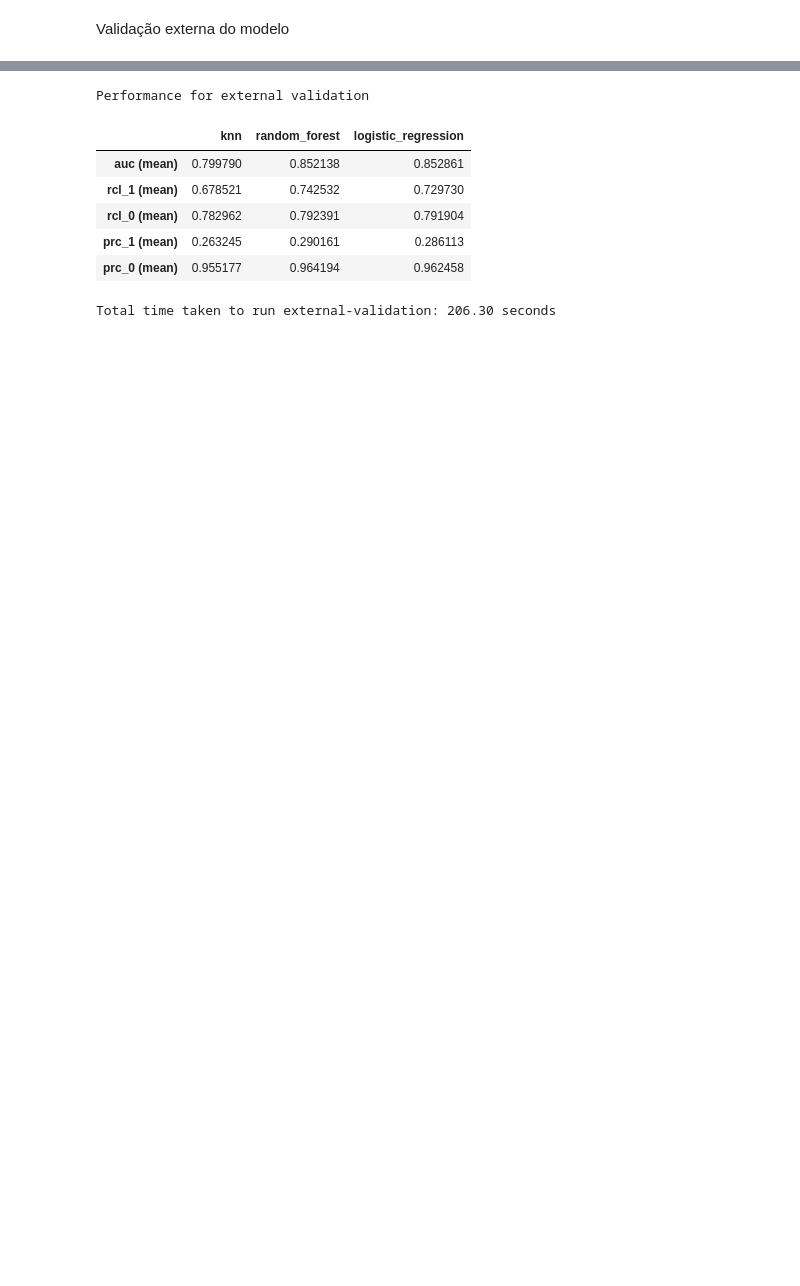
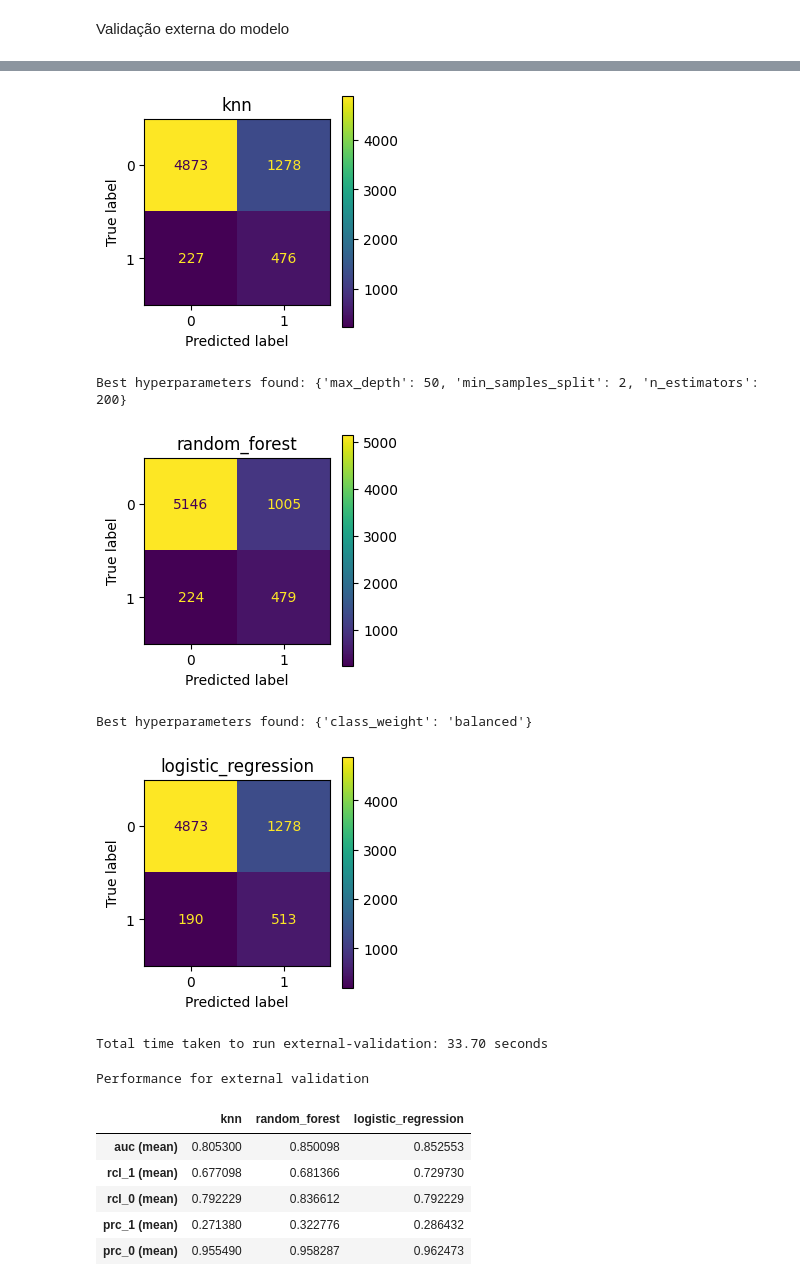
Before and after one commit to arturrur/mc853, a Jupyter notebook: funções.ipynb, the cells around one changed output, grey strips where cells are left out. Drawn from its saved outputs; the diff is of its cells as text; code cells hidden in the pictures; blank space fills up the shorter version.

```diff
--- a/funções.ipynb
+++ b/funções.ipynb
@@ -339,13 +339,10 @@ def evaluate_external(data, data_test):
         prec_p[algorithm] = []
 
     # Apply over-under sampling to training data
-    #X_train, y_train = data_sample(X, y)
+    X_train, y_train = data_sample(X, y)
 
-
-    #X_train = imputer.fit_transform(X_train)
-    #X_test = imputer.transform(X_test)
-    X_train = X
-    y_train = y
+    X_train = imputer.fit_transform(X_train)
+    X_test = imputer.transform(X_test)
 
     # Apply preprocessing to both training and test data
     X_train = preprocessing.fit_transform(X_train)
@@ -355,7 +352,7 @@ def evaluate_external(data, data_test):
     for algorithm, (clf, parameters) in algorithms.items():
         # Train model
         best = GridSearchCV(clf, parameters, cv=gskf, scoring=(make_scorer(perf)))
-        best.fit((X_train), y_train)
+        best.fit(X_train, y_train)
 
         print("Best hyperparameters found:", best.best_params_)
         y_pred = best.predict(X_test)
@@ -376,8 +373,12 @@ def evaluate_external(data, data_test):
         aucscore = roc_auc_score(y_test, (best.predict_proba((X_test)))[:, 1])
         auc[algorithm].append(aucscore)
 
-        print(f"confusion matrix for algorithm: {algorithm}")
-        print(confusion_matrix(y_test, y_pred))
+        fig, ax = plt.subplots(figsize=(3, 3))
+        disp = ConfusionMatrixDisplay(confusion_matrix=confusion_matrix(y_test, y_pred))
+        disp.plot(ax=ax)
+        disp.ax_.set_title(f"{algorithm}")
+        plt.show()
+
 
     # Create a DataFrame with the mean performance of each algorithm across the external validation
     df = pd.DataFrame(columns=list(algorithms.keys()))
@@ -401,9 +402,6 @@ def evaluate_external(data, data_test):
     # Calculate the time taken
     total_time = end_time - start_time
 
-    # Display the DataFrame
-    display(df)
-
     # Print the total time taken to run external-validation
     print(f"Total time taken to run external-validation: {total_time:.2f} seconds")
 
@@ -442,9 +435,5 @@ Validação externa do modelo
 # %%
 df_test = pd.read_csv('https://raw.githubusercontent.com/arturrur/mc853/refs/heads/using-KNN-imputer/data/test/teste19.csv')
 
-# impute missing values for df_test
-df_full_test = impute_missing(df_test)
-
-# evaluates
-evaluate_external(df_balanced, df_full_test);
+evaluate_external(df, df_test)
 # %% [output]
@@ -463,8 +441,13 @@ confusion matrix for algorithm: logistic_regression
+[figure, added]
-Performance for external validation
+Best hyperparameters found: {'max_depth': 50, 'min_samples_split': 2, 'n_estimators': 200}
+[figure, added]
+Best hyperparameters found: {'class_weight': 'balanced'}
+[figure, added]
+Total time taken to run external-validation: 33.70 seconds
+Performance for external validation
 |  | knn | random_forest | logistic_regression |
-| auc (mean) | 0.799790 | 0.852138 | 0.852861 |
-| rcl_1 (mean) | 0.678521 | 0.742532 | 0.729730 |
-| rcl_0 (mean) | 0.782962 | 0.792391 | 0.791904 |
-| prc_1 (mean) | 0.263245 | 0.290161 | 0.286113 |
-| prc_0 (mean) | 0.955177 | 0.964194 | 0.962458 |
+| auc (mean) | 0.805300 | 0.850098 | 0.852553 |
+| rcl_1 (mean) | 0.677098 | 0.681366 | 0.729730 |
+| rcl_0 (mean) | 0.792229 | 0.836612 | 0.792229 |
+| prc_1 (mean) | 0.271380 | 0.322776 | 0.286432 |
+| prc_0 (mean) | 0.955490 | 0.958287 | 0.962473 |
-Total time taken to run external-validation: 206.30 seconds
```
Also changed, not shown: parts of 5 cells of this notebook.
